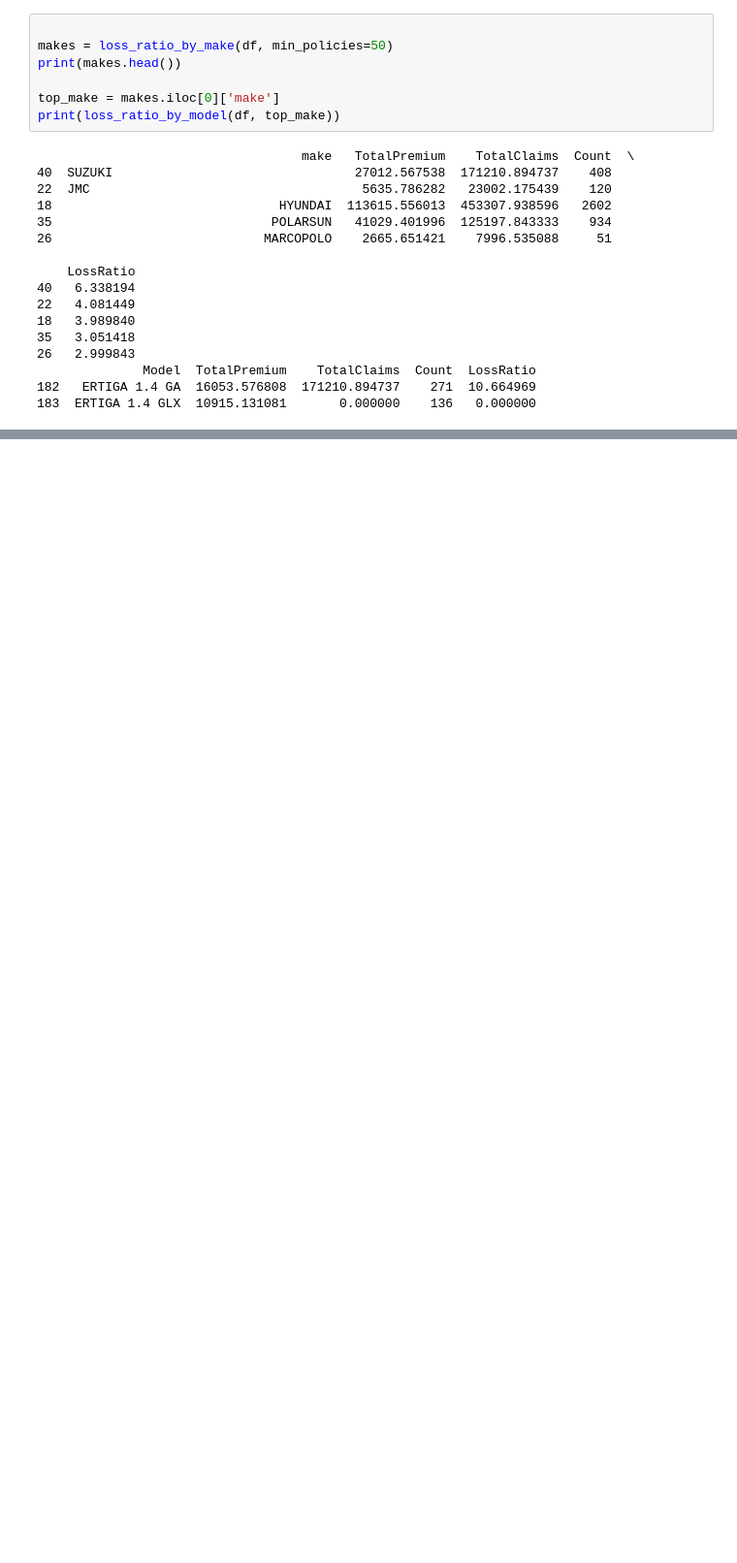
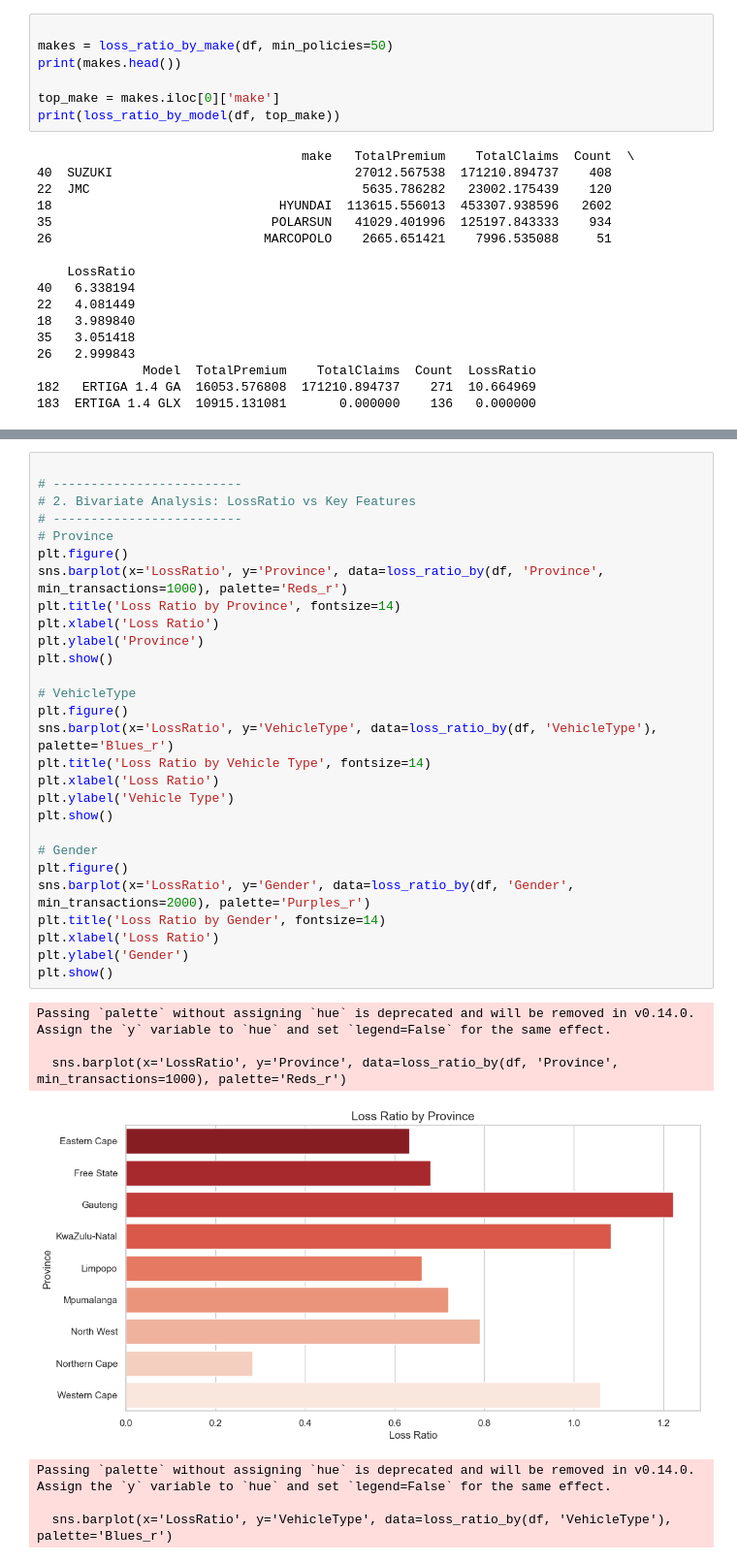
Before and after one commit to nathanaeldereje/ACIS-insurance-risk-analytics, a Jupyter notebook: notebooks/01_data_understanding_eda.ipynb, the cells around one changed output, grey strips where cells are left out. Shown at 97% size. Saved outputs shown, nothing was run; the diff lists cells and outputs as text; blank space fills up the shorter version.

```diff
--- a/notebooks/01_data_understanding_eda.ipynb
+++ b/notebooks/01_data_understanding_eda.ipynb
@@ -182,0 +225,36 @@ TypeError: Invalid object type at position 0
+# %%
+
+# -------------------------
+# 2. Bivariate Analysis: LossRatio vs Key Features
+# -------------------------
+# Province
+plt.figure()
+sns.barplot(x='LossRatio', y='Province', data=loss_ratio_by(df, 'Province', min_transactions=1000), palette='Reds_r')
+plt.title('Loss Ratio by Province', fontsize=14)
+plt.xlabel('Loss Ratio')
+plt.ylabel('Province')
+plt.show()
+
+# VehicleType
+plt.figure()
+sns.barplot(x='LossRatio', y='VehicleType', data=loss_ratio_by(df, 'VehicleType'), palette='Blues_r')
+plt.title('Loss Ratio by Vehicle Type', fontsize=14)
+plt.xlabel('Loss Ratio')
+plt.ylabel('Vehicle Type')
+plt.show()
+
+# Gender
+plt.figure()
+sns.barplot(x='LossRatio', y='Gender', data=loss_ratio_by(df, 'Gender', min_transactions=2000), palette='Purples_r')
+plt.title('Loss Ratio by Gender', fontsize=14)
+plt.xlabel('Loss Ratio')
+plt.ylabel('Gender')
+plt.show()
+# %% [output]
+Passing `palette` without assigning `hue` is deprecated and will be removed in v0.14.0. Assign the `y` variable to `hue` and set `legend=False` for the same effect.
+
+  sns.barplot(x='LossRatio', y='Province', data=loss_ratio_by(df, 'Province', min_transactions=1000), palette='Reds_r')
+[figure, added]
+Passing `palette` without assigning `hue` is deprecated and will be removed in v0.14.0. Assign the `y` variable to `hue` and set `legend=False` for the same effect.
+
+  sns.barplot(x='LossRatio', y='VehicleType', data=loss_ratio_by(df, 'VehicleType'), palette='Blues_r')
```
Also changed, not shown: parts of 11 cells of this notebook.
